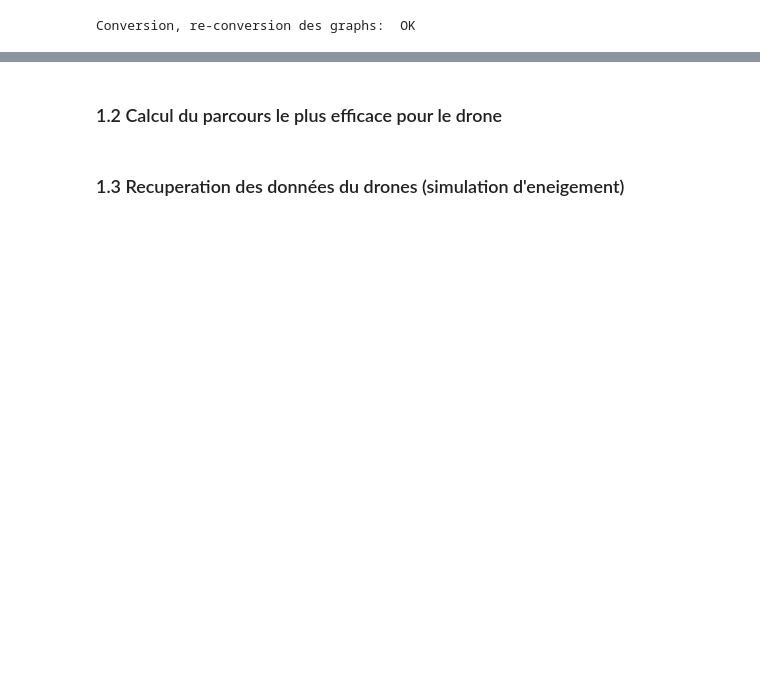
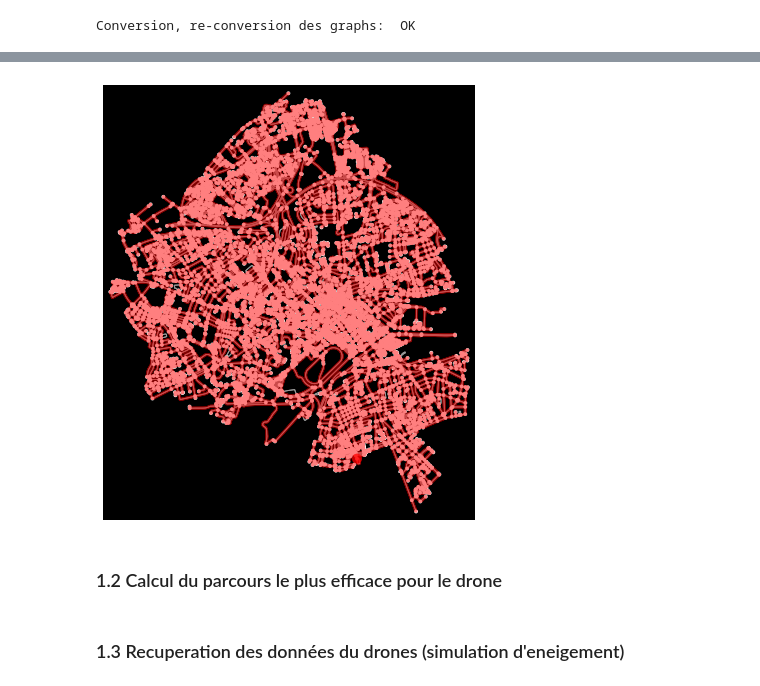
Before and after one commit to CACTUS-APPERO/APERRO, a Jupyter notebook: project_appero_final.ipynb, the cells around one changed output, grey strips where cells are left out. Drawn from its saved outputs; the diff is of its cells as text; code cells hidden in the pictures; blank space fills up the shorter version.

Commit message:
[Eulerian Path Caen][Ar]

```diff
--- a/project_appero_final.ipynb
+++ b/project_appero_final.ipynb
@@ -114,3 +127,9 @@ fig, ax = ox.plot_graph_route(G, path_real_id, route_linewidth=3, bgcolor='black
+# %%
+path_real_id = to_real_id_path(caen_path_drone)
+#print(path_real_id)
+fig, ax = ox.plot_graph_route(G, path_real_id, route_linewidth=3, bgcolor='black')
+# %% [output]
+[figure, added]
 # %% [markdown]
 ### 1.2 Calcul du parcours le plus efficace pour le drone ###
 # %%
```
Also changed, not shown: parts of 6 cells of this notebook, 11 other files.
